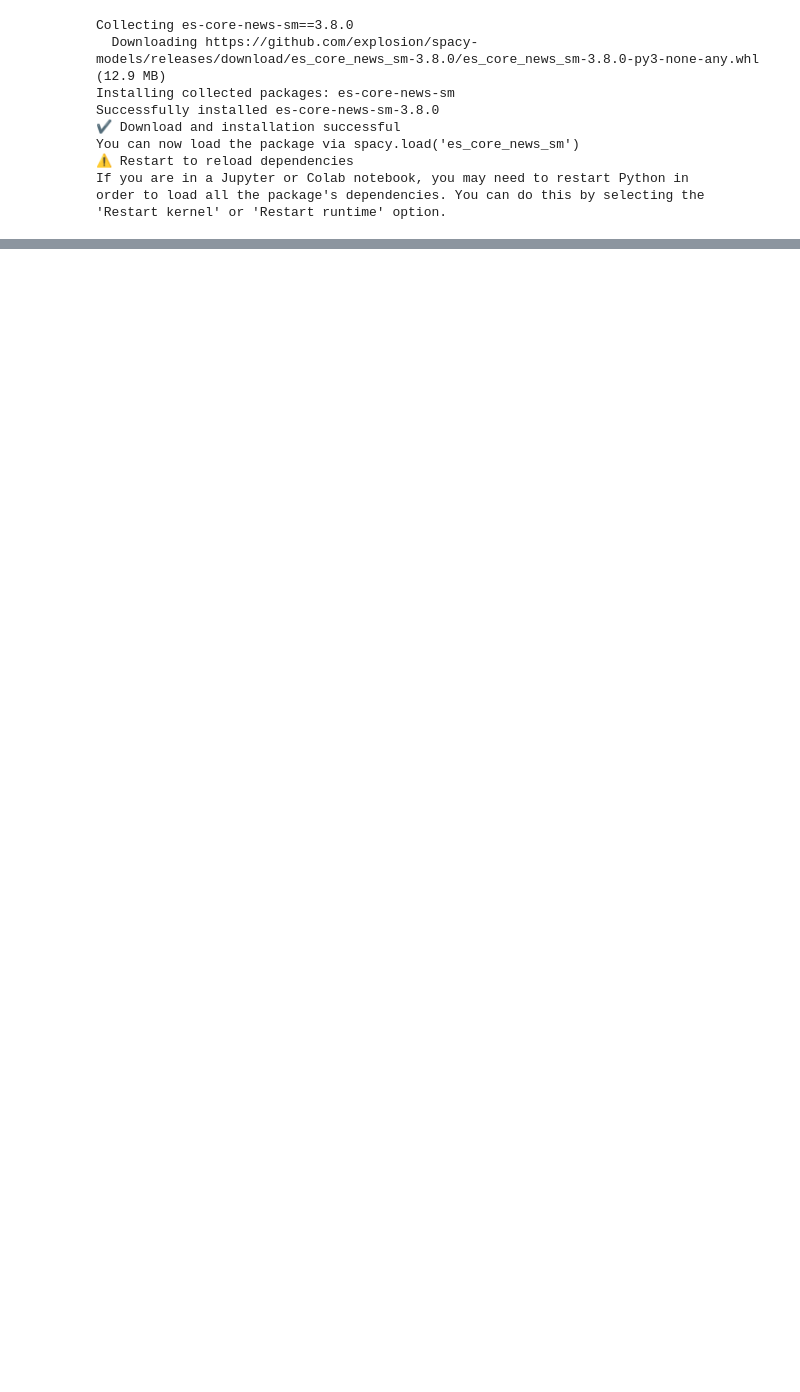
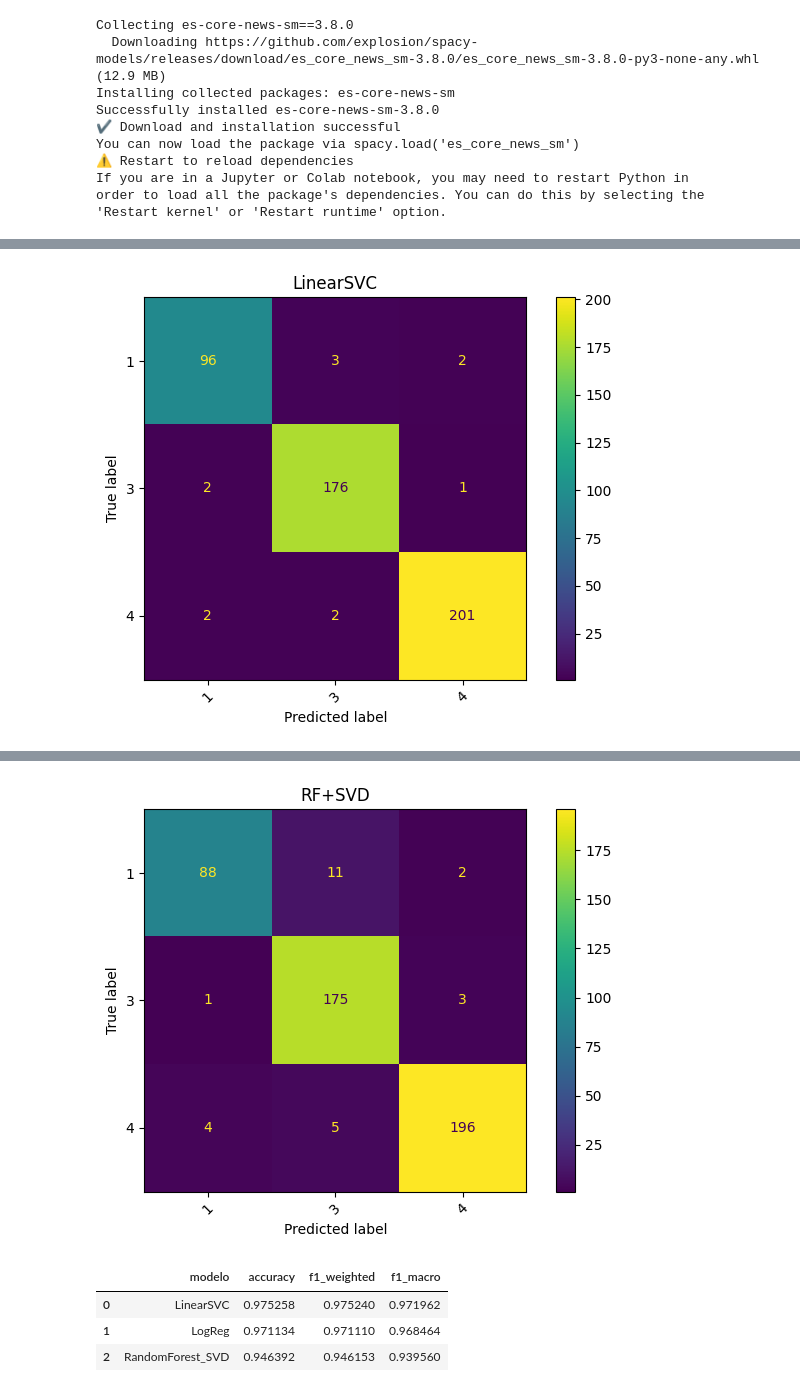
Before and after one commit to jngarciae/BI-Proyecto1-Grupo43, a Jupyter notebook: Proyecto_Entrega1_201717860.ipynb, the cells around one changed output, grey strips where cells are left out. Cells and saved outputs as stored; diff of their text form; code cells hidden in the pictures; blank space fills up the shorter version.

```diff
--- a/Proyecto_Entrega1_201717860.ipynb
+++ b/Proyecto_Entrega1_201717860.ipynb
@@ -561,0 +371,74 @@ weighted avg       0.95      0.95      0.95       485
+# %%
+from sklearn.decomposition import TruncatedSVD
+from sklearn.linear_model import LogisticRegression
+from sklearn.svm import LinearSVC
+from sklearn.ensemble import RandomForestClassifier
+
+separador("SECCIÓN III. TF-IDF y Modelado (LogReg, LinearSVC, RF+SVD)")
+
+max_feat = 20000
+vect = TfidfVectorizer(max_features=max_feat, ngram_range=(1,2), sublinear_tf=True)
+X = vect.fit_transform(df2["texto_limpio"].astype(str))
+print(f"[INFO] TF-IDF shape: {X.shape}")
+
+if col_label:
+    y = df[col_label].astype(str)
+    X_train, X_test, y_train, y_test = train_test_split(
+        X, y, test_size=0.2, random_state=42, stratify=y
+    )
+
+    # Modelo 1: Logistic Regression
+    lr = LogisticRegression(max_iter=2000, class_weight="balanced")
+    lr.fit(X_train, y_train)
+    y_pred_lr = lr.predict(X_test)
+    print("\n[Logistic Regression]\n", classification_report(y_test, y_pred_lr, zero_division=0))
+    cm = confusion_matrix(y_test, y_pred_lr, labels=np.unique(y_test))
+    ConfusionMatrixDisplay(cm, display_labels=np.unique(y_test)).plot(xticks_rotation=45); plt.title("LogReg"); plt.tight_layout(); plt.show()
+
+    # Modelo 2: LinearSVC
+    svc = LinearSVC(C=1.0)
+    svc.fit(X_train, y_train)
+    y_pred_svc = svc.predict(X_test)
+    print("\n[LinearSVC]\n", classification_report(y_test, y_pred_svc, zero_division=0))
+    cm = confusion_matrix(y_test, y_pred_svc, labels=np.unique(y_test))
+    ConfusionMatrixDisplay(cm, display_labels=np.unique(y_test)).plot(xticks_rotation=45); plt.title("LinearSVC"); plt.tight_layout(); plt.show()
+
+    # Modelo 3: RandomForest + SVD
+    n_comp = 300
+    svd = TruncatedSVD(n_components=n_comp, random_state=42)
+    X_train_svd = svd.fit_transform(X_train); X_test_svd = svd.transform(X_test)
+
+    rf = RandomForestClassifier(
+        n_estimators=400, max_depth=None, min_samples_leaf=1,
+        class_weight="balanced_subsample", n_jobs=-1, random_state=42
+    )
+    rf.fit(X_train_svd, y_train)
+    y_pred_rf = rf.predict(X_test_svd)
+    print("\n[RandomForest + SVD]\n", classification_report(y_test, y_pred_rf, zero_division=0))
+    cm = confusion_matrix(y_test, y_pred_rf, labels=np.unique(y_test))
+    ConfusionMatrixDisplay(cm, display_labels=np.unique(y_test)).plot(xticks_rotation=45); plt.title("RF+SVD"); plt.tight_layout(); plt.show()
+
+    # Resumen comparativo (SOLO BOW)
+    resumen = pd.DataFrame([
+        {"modelo":"LogReg","accuracy":accuracy_score(y_test, y_pred_lr),"f1_weighted":f1_score(y_test, y_pred_lr, average="weighted"),"f1_macro":f1_score(y_test, y_pred_lr, average="macro")},
+        {"modelo":"LinearSVC","accuracy":accuracy_score(y_test, y_pred_svc),"f1_weighted":f1_score(y_test, y_pred_svc, average="weighted"),"f1_macro":f1_score(y_test, y_pred_svc, average="macro")},
+        {"modelo":"RandomForest_SVD","accuracy":accuracy_score(y_test, y_pred_rf),"f1_weighted":f1_score(y_test, y_pred_rf, average="weighted"),"f1_macro":f1_score(y_test, y_pred_rf, average="macro")},
+    ]).sort_values("f1_weighted", ascending=False).reset_index(drop=True)
+    display(resumen)
+    resumen.to_csv("resumen_modelos.csv", index=False, encoding="utf-8")
+    download_file_if_colab("resumen_modelos.csv")
+
+    # ===== Persistencia con joblib (vectorizador + MEJOR MODELO de los tres) =====
+    os.makedirs("artefactos", exist_ok=True)
+    dump(vect, "artefactos/vectorizador_tfidf.joblib")
+
+    best = resumen.iloc[0]["modelo"]
+    if best == "RandomForest_SVD":
+        dump(svd, "artefactos/svd_300.joblib")
+        dump(rf,  "artefactos/mejor_modelo.joblib")
+    elif best == "LogReg":
+        dump(lr,  "artefactos/mejor_modelo.joblib")
+    else:
+        dump(svc, "artefactos/mejor_modelo.joblib")
+    print("[OK] Artefactos guardados en carpeta ./artefactos")
+# %% [output]
@@ -561,0 +473 @@ weighted avg       0.95      0.95      0.95       485
+[figure, added]
@@ -561,0 +484,5 @@ weighted avg       0.95      0.95      0.95       485
+[figure, added]
+|  | modelo | accuracy | f1_weighted | f1_macro |
+| 0 | LinearSVC | 0.975258 | 0.975240 | 0.971962 |
+| 1 | LogReg | 0.971134 | 0.971110 | 0.968464 |
+| 2 | RandomForest_SVD | 0.946392 | 0.946153 | 0.939560 |
```
Also changed, not shown: parts of 16 cells of this notebook.
